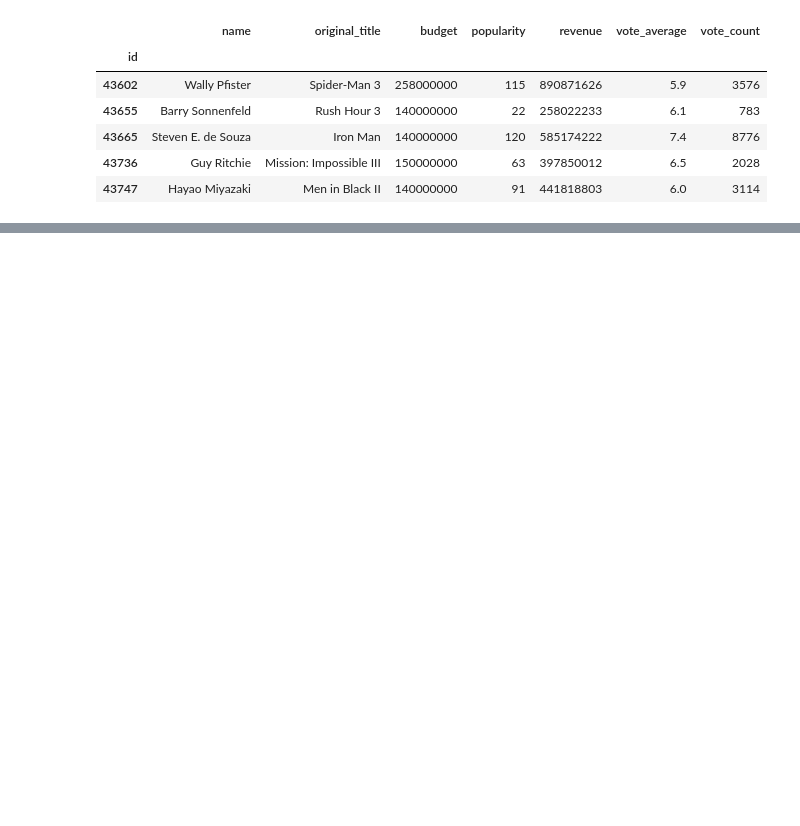
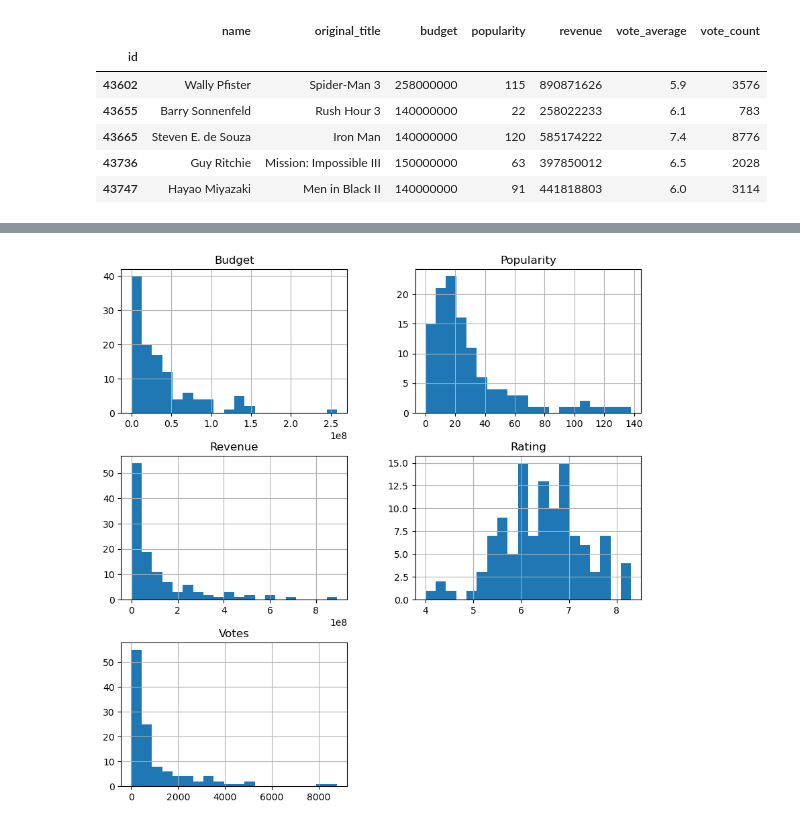
Before and after one commit to Amoako419/movies_revenues, a Jupyter notebook: movies.ipynb, the cells around one changed output, grey strips where cells are left out. Saved outputs shown, nothing was run; the diff lists cells and outputs as text; code cells hidden in the pictures; blank space fills up the shorter version.

Commit message:
histogram added

```diff
--- a/movies.ipynb
+++ b/movies.ipynb
@@ -18,3 +18,6 @@ df.head()
 | 43665 | Steven E. de Souza | Iron Man | 140000000 | 120 | 585174222 | 7.4 | 8776 |
 | 43736 | Guy Ritchie | Mission: Impossible III | 150000000 | 63 | 397850012 | 6.5 | 2028 |
 | 43747 | Hayao Miyazaki | Men in Black II | 140000000 | 91 | 441818803 | 6.0 | 3114 |
+# %%
+df.columns = ['Director', 'Title', 'Budget', 'Popularity', 'Revenue', 'Rating', 'Votes']
+df.head()
@@ -20,0 +32,4 @@ df.head()
+# %%
+df.hist(bins=20,figsize=(10,10));
+# %% [output]
+[figure, added]
```
Also changed, not shown: parts of 1 cell of this notebook.
